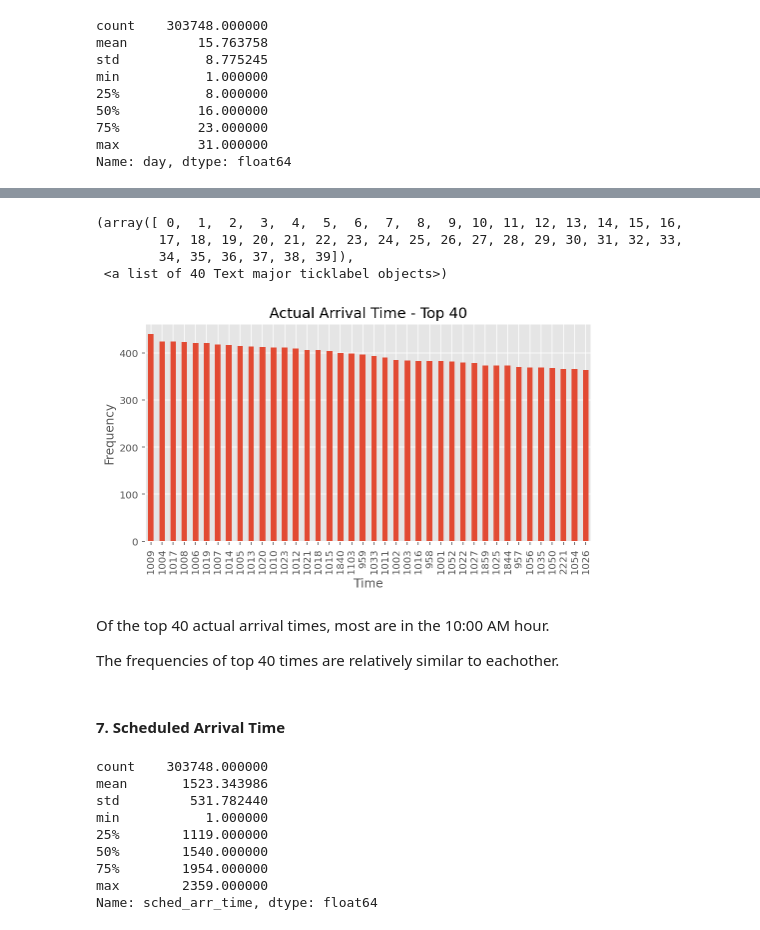
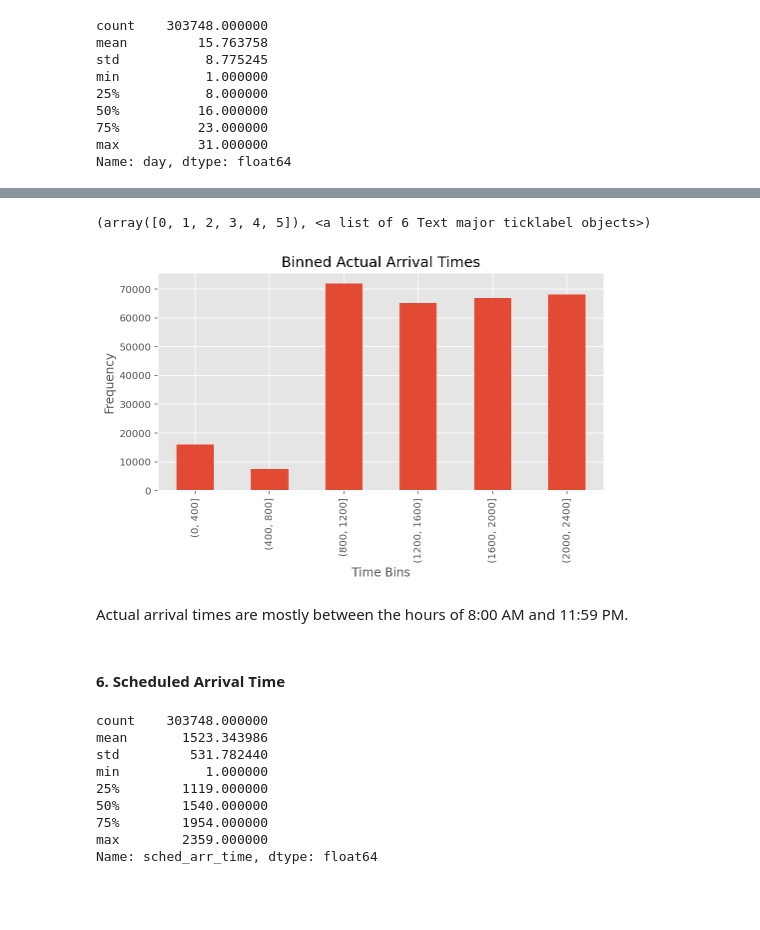
Before and after one commit to MarlaGoodman/CMS-Project, a Jupyter notebook: CMS - EDA.ipynb, the cells around one changed output, grey strips where cells are left out. Cells and saved outputs as stored; diff of their text form; code cells hidden in the pictures; blank space fills up the shorter version.

```diff
--- a/CMS - EDA.ipynb
+++ b/CMS - EDA.ipynb
@@ -43,0 +35,6 @@ df.head()
+# %%
+#read rda file into python
+df = pd.read_csv('https://raw.githubusercontent.com/MarlaGoodman/CMS-Project/main/flights.csv')
+
+#show partial df
+df.head(2)
@@ -244,0 +182,14 @@ Name: dep_time, dtype: int64
+# %%
+#create bins and value counts
+bins = [0,400,800,1200,1600,2000,2400]
+df['binned'] = np.searchsorted(bins, df['dep_time'].values)
+binning = pd.cut(df['dep_time'], bins=bins).value_counts()
+binning = df.groupby(pd.cut(df['dep_time'], bins=bins)).size()
+
+#plot in a chart
+#give it a title
+binning.plot.bar(title='Binned Actual Departure Times')
+#assign axis labels
+plt.xlabel("Time Bins")
+plt.ylabel("Frequency")
+plt.xticks(rotation=90, horizontalalignment="center")
@@ -351,24 +268,24 @@ We will graph the other most frequent actual arrival times as well.
 # %%
-arr_time=df['arr_time'].value_counts().head(40)
+#create bins and value counts
+bins1 = [0,400,800,1200,1600,2000,2400]
+df['binned1'] = np.searchsorted(bins1, df['arr_time'].values)
+binning1 = pd.cut(df['arr_time'], bins=bins1).value_counts()
+binning1 = df.groupby(pd.cut(df['arr_time'], bins=bins1)).size()
+
 #plot in a chart
 #give it a title
-arr_time.plot.bar(title='Actual Arrival Time - Top 40')
+binning1.plot.bar(title='Binned Actual Arrival Times')
 #assign axis labels
-plt.xlabel("Time")
+plt.xlabel("Time Bins")
 plt.ylabel("Frequency")
 plt.xticks(rotation=90, horizontalalignment="center")
 # %% [output]
-(array([ 0,  1,  2,  3,  4,  5,  6,  7,  8,  9, 10, 11, 12, 13, 14, 15, 16,
-        17, 18, 19, 20, 21, 22, 23, 24, 25, 26, 27, 28, 29, 30, 31, 32, 33,
-        34, 35, 36, 37, 38, 39]),
- <a list of 40 Text major ticklabel objects>)
+(array([0, 1, 2, 3, 4, 5]), <a list of 6 Text major ticklabel objects>)
-[figure, old version]
+[figure, new version]
-# %% [markdown]
-Of the top 40 actual arrival times, most are in the 10:00 AM hour.
-
-The frequencies of top 40 times are relatively similar to eachother.
+# %% [markdown]
+Actual arrival times are mostly between the hours of 8:00 AM and 11:59 PM.
 # %% [markdown]
-#### 7. Scheduled Arrival Time
+#### 6. Scheduled Arrival Time
 # %%
 #summary statistics
 df['sched_arr_time'].describe()
```
Also changed, not shown: parts of 126 cells of this notebook.
